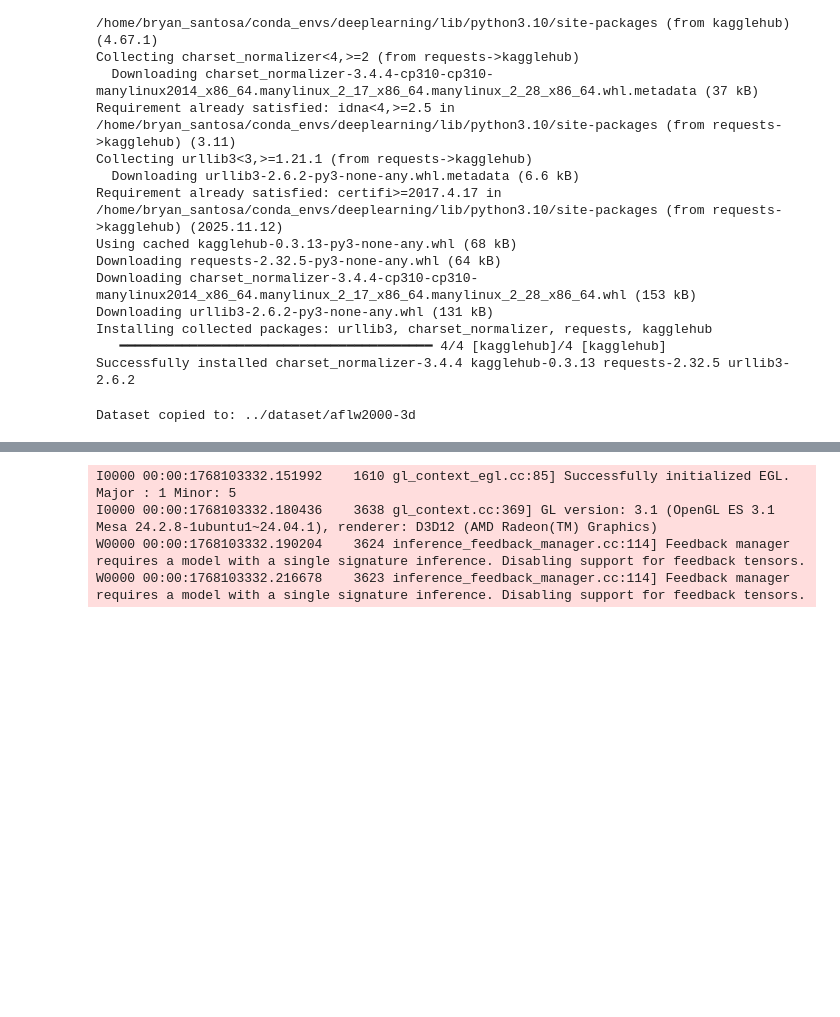
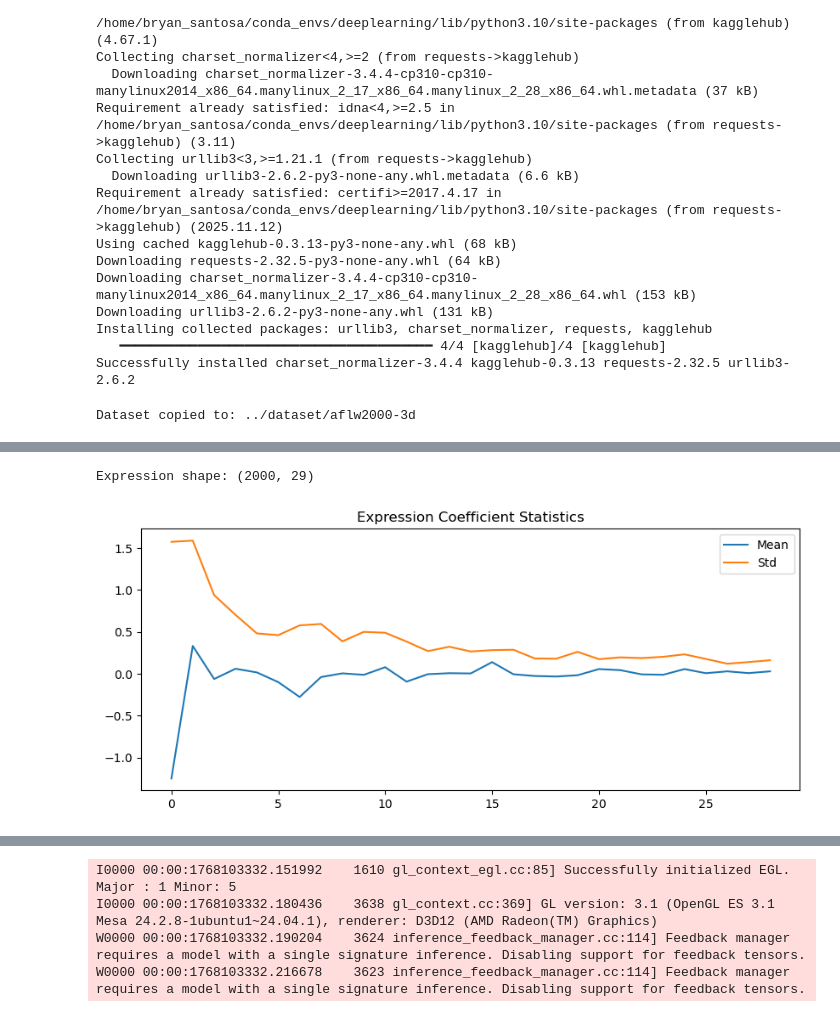
Before and after one commit to KinsleyTan/Deep-LearningProject, a Jupyter notebook: notebooks/testing.ipynb, the cells around one changed output, grey strips where cells are left out. Drawn from its saved outputs; the diff is of its cells as text; code cells hidden in the pictures; blank space fills up the shorter version.

```diff
--- a/notebooks/testing.ipynb
+++ b/notebooks/testing.ipynb
@@ -52,0 +96,23 @@ def load_cfg(cfg_fp):
+# %%
+expressions = []
+
+for f in mat_files:
+    mat = sio.loadmat(os.path.join(DATASET_DIR, f))
+    expressions.append(mat["Exp_Para"].flatten())
+
+expressions = np.array(expressions)
+print("Expression shape:", expressions.shape)
+# %% [output]
+Expression shape: (2000, 29)
+# %%
+mean_exp = expressions.mean(axis=0)
+std_exp = expressions.std(axis=0)
+
+plt.figure(figsize=(10,4))
+plt.plot(mean_exp, label="Mean")
+plt.plot(std_exp, label="Std")
+plt.title("Expression Coefficient Statistics")
+plt.legend()
+plt.show()
+# %% [output]
+[figure, added]
```
Also changed, not shown: parts of 6 cells of this notebook.
